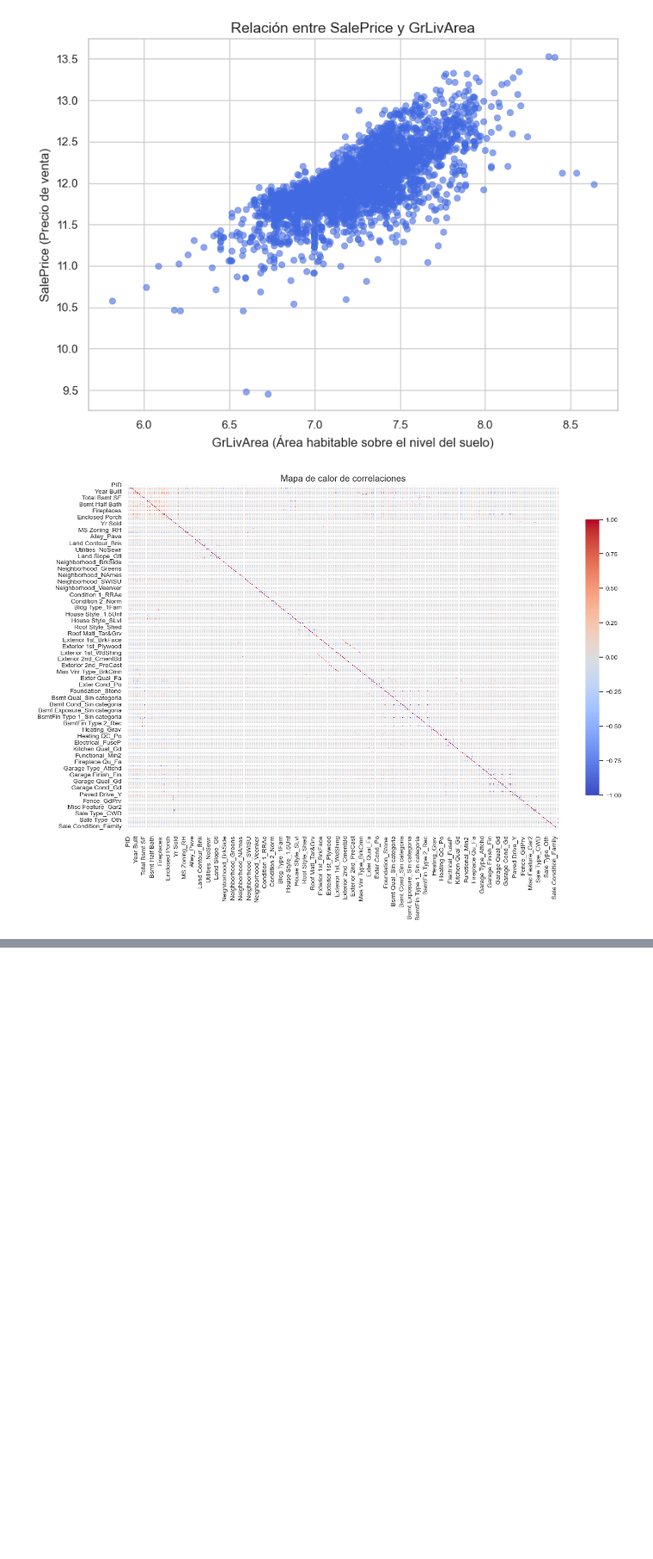
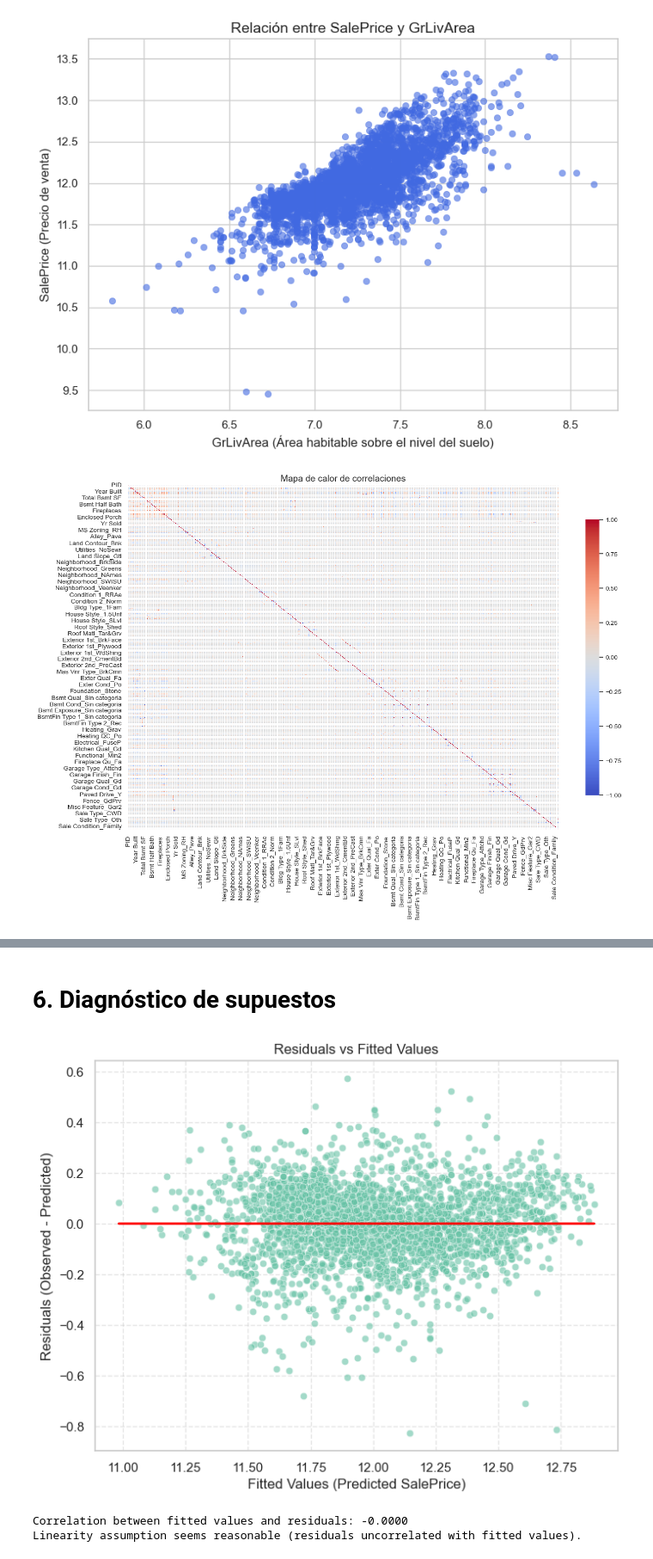
Before and after one commit to Fabian-11037/ames-housing-project, a Jupyter notebook: Notebooks/ames-housing-project.ipynb, the cells around one changed output, grey strips where cells are left out. Shown at 86% size. Cells and saved outputs as stored; diff of their text form; code cells hidden in the pictures; blank space fills up the shorter version.

```diff
--- a/Notebooks/ames-housing-project.ipynb
+++ b/Notebooks/ames-housing-project.ipynb
@@ -141,6 +158,8 @@ print("Valores nulos restantes:", df.isnull().sum().sum())
 # 2. Transformación logarítmica
 # =============================
 # Calcular skewness para decidir qué variables transformar
+num_cols = df.select_dtypes(include=['float64', 'int64']).columns
+
 skewed = df[num_cols].apply(lambda x: x.skew()).sort_values(ascending=False)
 skewed_features = skewed[abs(skewed) > 1].index
 
@@ -355,0 +777,10 @@ ValueError: Could not interpret value `OverallQual` for `x`. An entry with this
+# %%
+# =============================
+# X matrix in numpy array
+# =============================
+X = df_final[regressor_columns_def].to_numpy()
+
+## inserción de 1
+X_1 = np.insert(X, obj=0, values=1, axis=1)
+
+X_1
@@ -355,0 +805,8 @@ ValueError: Could not interpret value `OverallQual` for `x`. An entry with this
+# %%
+# =============================
+# Using statsmodels to find coefficients and compare them with previously found
+# =============================
+model = OLS(Y,X_1)
+result = model.fit()
+
+result.params
@@ -355,0 +848,34 @@ ValueError: Could not interpret value `OverallQual` for `x`. An entry with this
+# %% [markdown]
+# 6. Diagnóstico de supuestos
+# %%
+# =============================
+# 1. Compute fitted values and residuals
+# =============================
+fitted_vals = result.fittedvalues
+residuals = result.resid
+
+# =============================
+# 2. Plot residuals vs fitted values
+# =============================
+plt.figure(figsize=(8,6))
+sns.scatterplot(x=fitted_vals, y=residuals, alpha=0.6)
+sns.lineplot(x=fitted_vals, y=[0]*len(fitted_vals), color='red', lw=2)
+plt.title('Residuals vs Fitted Values')
+plt.xlabel('Fitted Values (Predicted SalePrice)')
+plt.ylabel('Residuals (Observed - Predicted)')
+plt.grid(True, linestyle='--', alpha=0.5)
+plt.show()
+
+# =============================
+# 3. Statistical validation (non-linearity pattern)
+# =============================
+corr = np.corrcoef(fitted_vals, residuals)[0,1]
+print(f"Correlation between fitted values and residuals: {corr:.4f}")
+if abs(corr) > 0.1:
+    print("Possible non-linearity detected (residuals correlated with fitted values).")
+else:
+    print("Linearity assumption seems reasonable (residuals uncorrelated with fitted values).")
+# %% [output]
+[figure, added]
+Correlation between fitted values and residuals: -0.0000
+Linearity assumption seems reasonable (residuals uncorrelated with fitted values).
```
Also changed, not shown: parts of 106 cells of this notebook, 1 other file.
